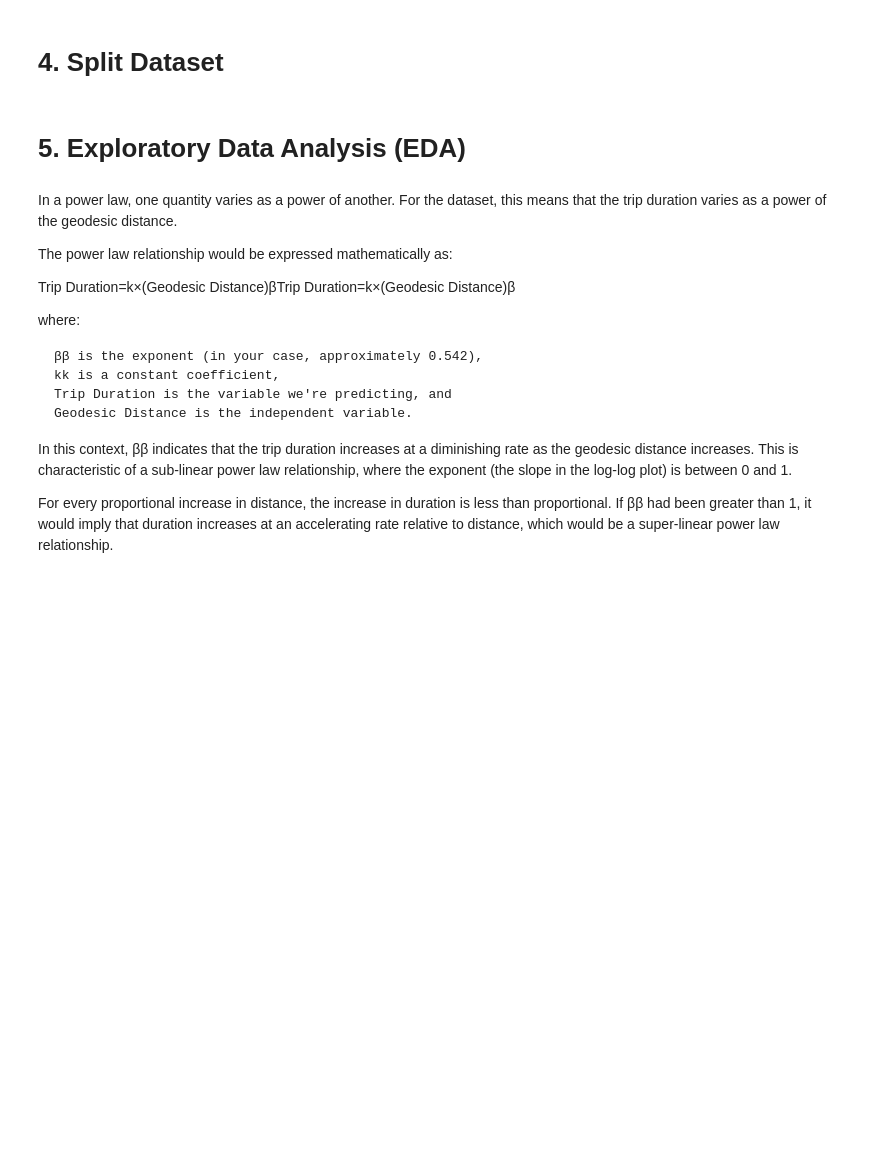
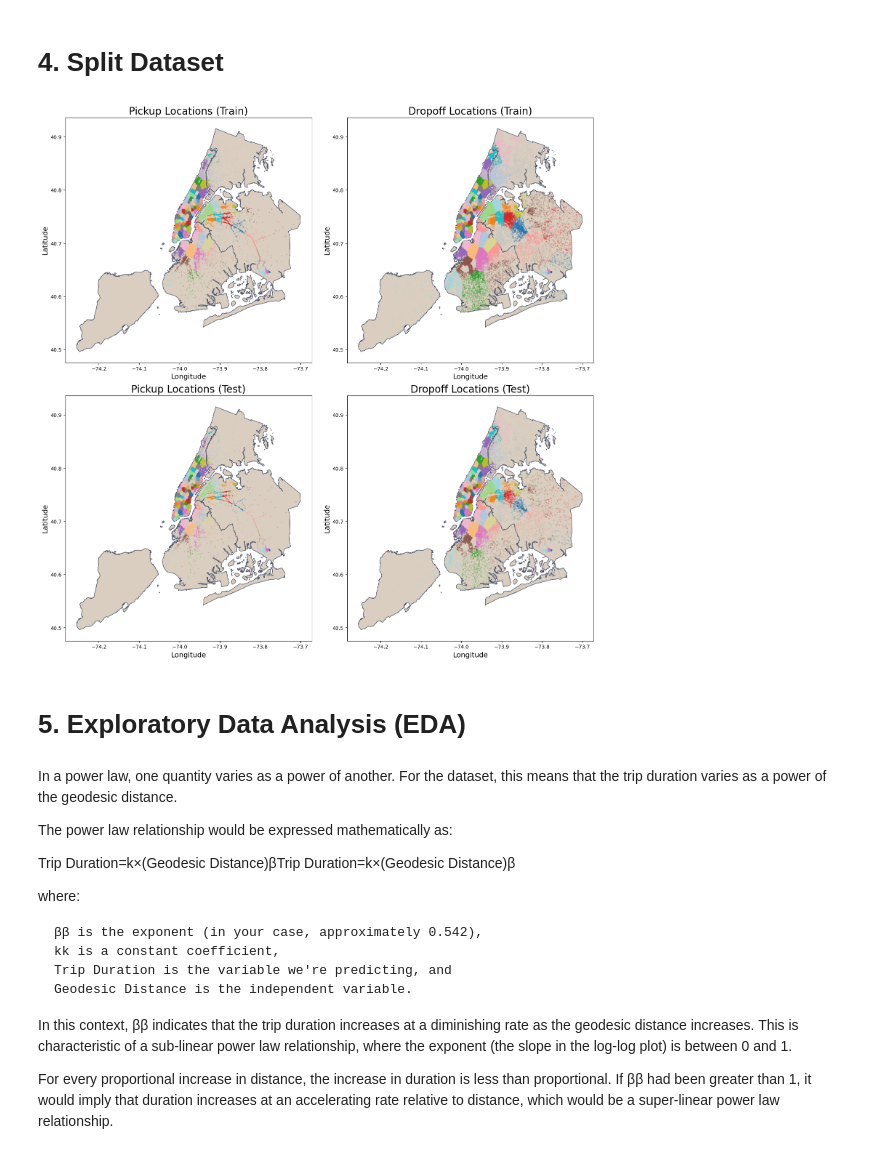
Before and after one commit to marcosbenicio/taxi-trip-regression, a Jupyter notebook: notebooks/taxi-trip-duration copy.ipynb, the cells around one changed output. Drawn from its saved outputs; the diff is of its cells as text; code cells hidden in the pictures; blank space fills up the shorter version.

Commit message:
Pushed from cluster

```diff
--- a/notebooks/taxi-trip-duration copy.ipynb
+++ b/notebooks/taxi-trip-duration copy.ipynb
@@ -1072,5 +1075,47 @@ plt.show()
 # %% [markdown]
 # **4. Split Dataset**
+# %%
+taxi_trip = pd.read_csv('../data/interim/nyc-taxi-trip-2016-new-features.csv')
+# %%
+# Split in 60% Train /20% Validation/ 20% Test
+df_train_large, df_test = train_test_split(taxi_trip, test_size = 0.35, random_state = random_state)
+df_train, df_val = train_test_split(df_train_large, train_size = 0.75, random_state = random_state)
+
+# Save target feature
+Y_train_large = df_train_large['trip_duration'].values
+Y_test = df_test['trip_duration'].values
+Y_train = df_train['trip_duration'].values
+Y_val = df_val['trip_duration'].values
+
+# Drop target feature
+df_train.drop('trip_duration', axis=1, inplace=True)
+df_val.drop('trip_duration', axis=1, inplace=True)
+df_test.drop('trip_duration', axis=1, inplace=True)
+# %%
+fig, axes = plt.subplots(2, 2, figsize=(20, 16))
+axes = axes.flatten()  # Flatten the axes array for easy iteration
+
+# Titles and Column names
+titles = ['Pickup Locations', 'Dropoff Locations']
+# Column names
+location_columns = [('pickup_latitude', 'pickup_longitude', 'pickup_cluster'),
+                    ('dropoff_latitude', 'dropoff_longitude', 'dropoff_cluster')]
+
+# Loop for training data
+for ax, title, (lat_col, lon_col, cluster_col) in zip(axes[:2], titles, location_columns):
+    plot_clusters_map(  df_train, nyc_boundary, lat_col, lon_col, cluster_col, ax,
+                        title=title + ' (Train)', edgecolor=grey)
+
+# Loop for test data
+for ax, title, (lat_col, lon_col, cluster_col) in zip(axes[2:], titles, location_columns):
+    plot_clusters_map(  df_test, nyc_boundary, lat_col, lon_col, cluster_col, ax,
+                        title=title + ' (Test)', edgecolor= grey)
+
+plt.tight_layout()
+plt.subplots_adjust(left=0.10, right=0.90, top=0.95, bottom=0.05)
+plt.show()
+# %% [output]
+[figure, added]
 # %% [markdown]
 # **5. Exploratory Data Analysis (EDA)**
 # %% [markdown]
```
Also changed, not shown: parts of 6 cells of this notebook.
